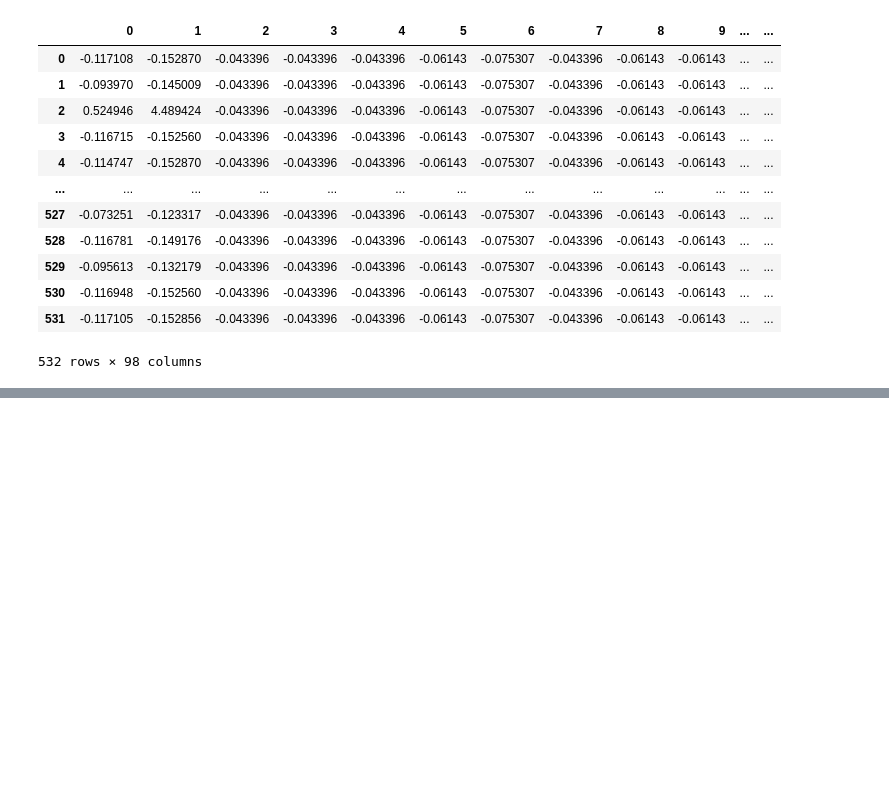
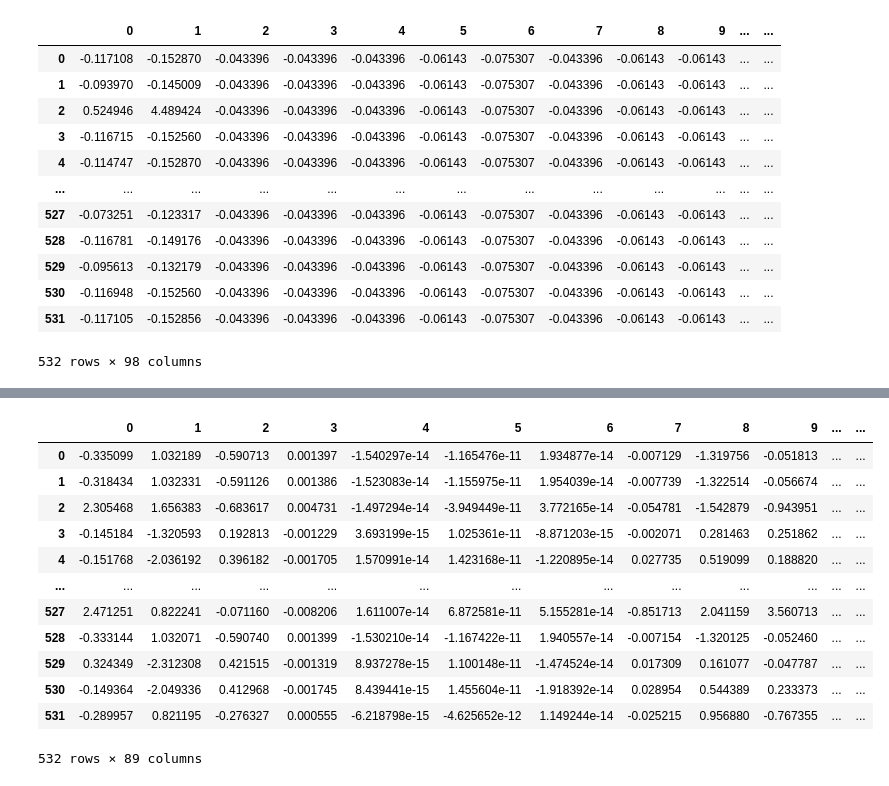
Before and after one commit to susanquiros/Cryptocurrency-Cluster-, a Jupyter notebook: Cryptocurrency.ipynb, the cells around one changed output, grey strips where cells are left out. Saved outputs shown, nothing was run; the diff lists cells and outputs as text; code cells hidden in the pictures; blank space fills up the shorter version.

```diff
--- a/Cryptocurrency.ipynb
+++ b/Cryptocurrency.ipynb
@@ -308,0 +395,16 @@ NameError: name 'df2' is not defined
+# %%
+clusters
+# %% [output]
+|  | 0 | 1 | 2 | 3 | 4 | 5 | 6 | 7 | 8 | 9 | ... | ... |
+| 0 | -0.335099 | 1.032189 | -0.590713 | 0.001397 | -1.540297e-14 | -1.165476e-11 | 1.934877e-14 | -0.007129 | -1.319756 | -0.051813 | ... | ... |
+| 1 | -0.318434 | 1.032331 | -0.591126 | 0.001386 | -1.523083e-14 | -1.155975e-11 | 1.954039e-14 | -0.007739 | -1.322514 | -0.056674 | ... | ... |
+| 2 | 2.305468 | 1.656383 | -0.683617 | 0.004731 | -1.497294e-14 | -3.949449e-11 | 3.772165e-14 | -0.054781 | -1.542879 | -0.943951 | ... | ... |
+| 3 | -0.145184 | -1.320593 | 0.192813 | -0.001229 | 3.693199e-15 | 1.025361e-11 | -8.871203e-15 | -0.002071 | 0.281463 | 0.251862 | ... | ... |
+| 4 | -0.151768 | -2.036192 | 0.396182 | -0.001705 | 1.570991e-14 | 1.423168e-11 | -1.220895e-14 | 0.027735 | 0.519099 | 0.188820 | ... | ... |
+| ... | ... | ... | ... | ... | ... | ... | ... | ... | ... | ... | ... | ... |
+| 527 | 2.471251 | 0.822241 | -0.071160 | -0.008206 | 1.611007e-14 | 6.872581e-11 | 5.155281e-14 | -0.851713 | 2.041159 | 3.560713 | ... | ... |
+| 528 | -0.333144 | 1.032071 | -0.590740 | 0.001399 | -1.530210e-14 | -1.167422e-11 | 1.940557e-14 | -0.007154 | -1.320125 | -0.052460 | ... | ... |
+| 529 | 0.324349 | -2.312308 | 0.421515 | -0.001319 | 8.937278e-15 | 1.100148e-11 | -1.474524e-14 | 0.017309 | 0.161077 | -0.047787 | ... | ... |
+| 530 | -0.149364 | -2.049336 | 0.412968 | -0.001745 | 8.439441e-15 | 1.455604e-11 | -1.918392e-14 | 0.028954 | 0.544389 | 0.233373 | ... | ... |
+| 531 | -0.289957 | 0.821195 | -0.276327 | 0.000555 | -6.218798e-15 | -4.625652e-12 | 1.149244e-14 | -0.025215 | 0.956880 | -0.767355 | ... | ... |
+532 rows × 89 columns
```
Also changed, not shown: parts of 19 cells of this notebook.
